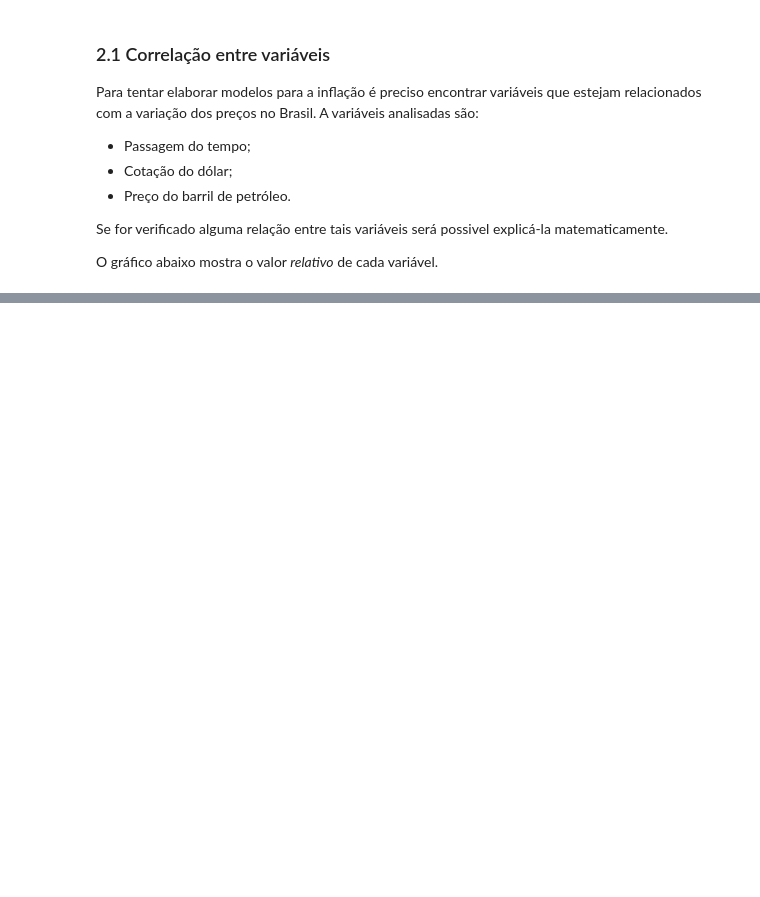
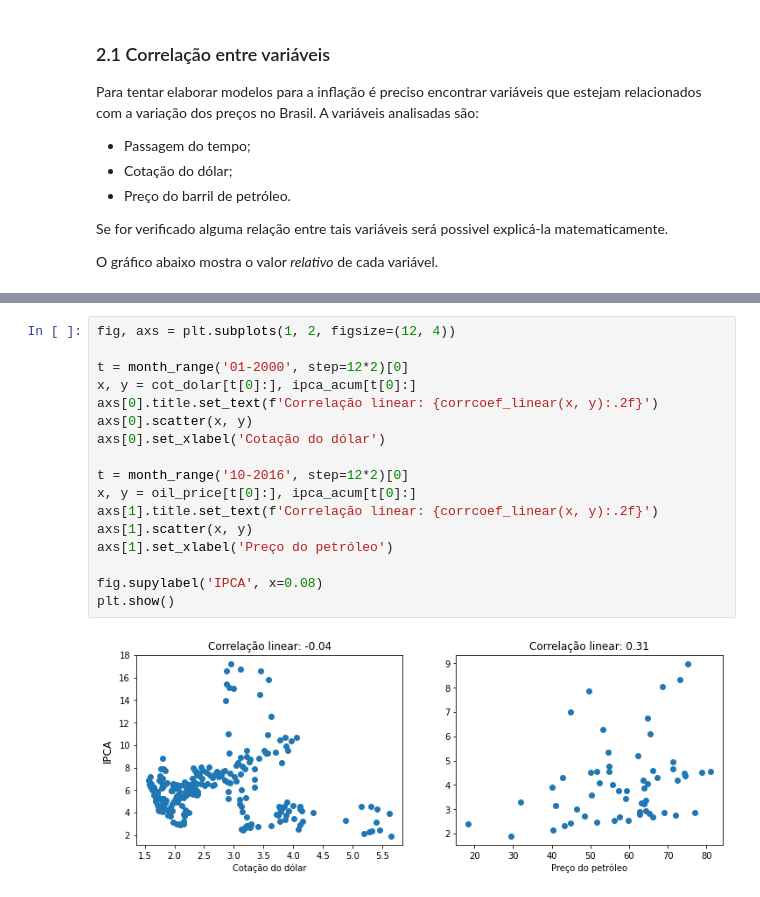
Before and after one commit to JairoSSantos/BR-infla-analise, a Jupyter notebook: analise.ipynb, the cells around one changed output, grey strips where cells are left out. Drawn from its saved outputs; the diff is of its cells as text; blank space fills up the shorter version.

Commit message:
analise de correlação entre variáveis

```diff
--- a/analise.ipynb
+++ b/analise.ipynb
@@ -293,0 +287,19 @@ e
+# %%
+fig, axs = plt.subplots(1, 2, figsize=(12, 4))
+
+t = month_range('01-2000', step=12*2)[0]
+x, y = cot_dolar[t[0]:], ipca_acum[t[0]:]
+axs[0].title.set_text(f'Correlação linear: {corrcoef_linear(x, y):.2f}')
+axs[0].scatter(x, y)
+axs[0].set_xlabel('Cotação do dólar')
+
+t = month_range('10-2016', step=12*2)[0]
+x, y = oil_price[t[0]:], ipca_acum[t[0]:]
+axs[1].title.set_text(f'Correlação linear: {corrcoef_linear(x, y):.2f}')
+axs[1].scatter(x, y)
+axs[1].set_xlabel('Preço do petróleo')
+
+fig.supylabel('IPCA', x=0.08)
+plt.show()
+# %% [output]
+[figure, added]
```
Also changed, not shown: parts of 25 cells of this notebook.
